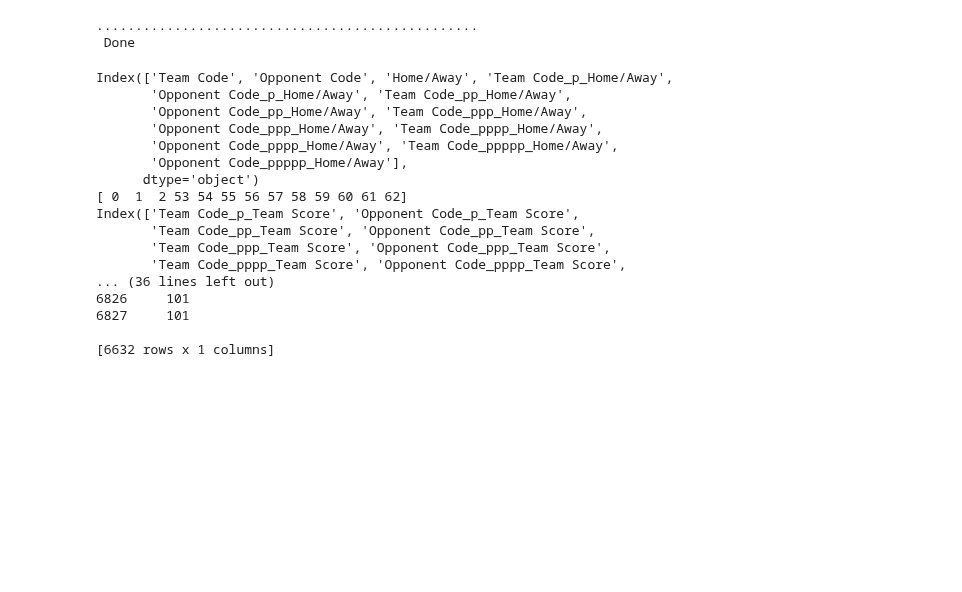
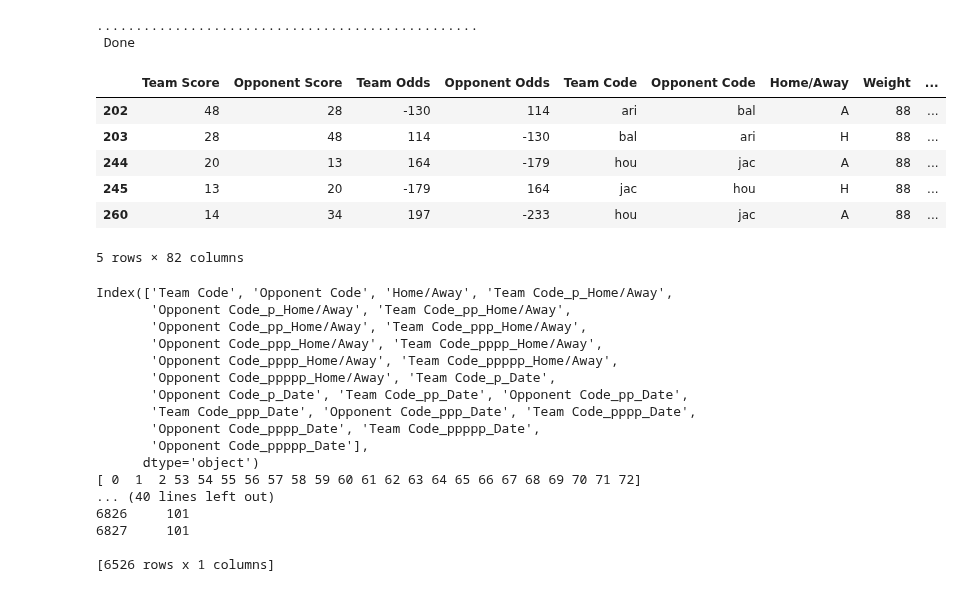
Before and after one commit to Eric-w-H/ORIE4741_Project, a Jupyter notebook: models/last-n-games-scores-only.ipynb, the cells around one changed output. Saved outputs shown, nothing was run; the diff lists cells and outputs as text; code cells hidden in the pictures; blank space fills up the shorter version.

```diff
--- a/models/last-n-games-scores-only.ipynb
+++ b/models/last-n-games-scores-only.ipynb
@@ -117,6 +123,20 @@ weight_cols = [
 y_cols = [
     'Class'
 ]
+date_cols_by_key = [['Date', 'Team Code_p_Date',
+                     'Team Code_pp_Date',
+                     'Team Code_ppp_Date',
+                     'Team Code_pppp_Date',
+                     'Team Code_ppppp_Date',
+                     ],
+                    ['Date', 'Opponent Code_p_Date',
+                     'Opponent Code_pp_Date',
+                     'Opponent Code_ppp_Date',
+                     'Opponent Code_pppp_Date',
+                     'Opponent Code_ppppp_Date',
+                     ]]
+
+filter_col = 'Date'
 
 played_matches = cleaned_matches.dropna(
     axis=0, how='any', subset=x_cols + y_cols + lookup_x_cols).copy()
@@ -156,3 +170,13 @@ last_n_matches, new_columns = form_last_n_games(
+# %%
+last_n_matches, new_columns = form_last_n_games(
+    played_matches, 5, lookup_x_cols, key_x_cols, filter_col)
+
+for date_cols in date_cols_by_key:
+  last_n_matches[date_cols] = last_n_matches[date_cols].drop(last_n_matches.index[last_n_matches[date_cols].diff(axis=1)[
+      date_cols[1]].dt.days == 0]).diff(axis=1)
+  last_n_matches.drop(columns=date_cols[0], inplace=True)
+
+last_n_matches.head()
 # %%
 X = pd.concat([last_n_matches[x_cols], last_n_matches[new_columns]], axis=1)
 y = last_n_matches[y_cols]
@@ -1018,9 +664,23 @@ odds_as_matches.head()
 # %%
 last_n_matches, new_columns = form_last_n_games(
-    odds_as_matches, 5, lookup_x_cols, key_x_cols)
+    odds_as_matches, 5, lookup_x_cols, key_x_cols, filter_col)
 # %% [output]
 .................................................
  Done
+# %%
+for date_cols in date_cols_by_key:
+  last_n_matches[date_cols] = last_n_matches[date_cols].drop(last_n_matches.index[last_n_matches[date_cols].diff(axis=1)[
+      date_cols[1]].dt.days == 0]).diff(axis=1)
+  last_n_matches.drop(columns=date_cols[0], inplace=True)
+last_n_matches.head()
+# %% [output]
+|  | Team Score | Opponent Score | Team Odds | Opponent Odds | Team Code | Opponent Code | Home/Away | Weight | ... |
+| 202 | 48 | 28 | -130 | 114 | ari | bal | A | 88 | ... |
+| 203 | 28 | 48 | 114 | -130 | bal | ari | H | 88 | ... |
+| 244 | 20 | 13 | 164 | -179 | hou | jac | A | 88 | ... |
+| 245 | 13 | 20 | -179 | 164 | jac | hou | H | 88 | ... |
+| 260 | 14 | 34 | 197 | -233 | hou | jac | A | 88 | ... |
+5 rows × 82 columns
 # %%
 X_odds = pd.concat([last_n_matches[x_cols], last_n_matches[new_columns]], axis=1)
 y_odds = last_n_matches[y_cols]
@@ -1029,7 +689,7 @@ odds = last_n_matches.loc[:, ['Team Odds','Opponent Odds']]
 odds['Team Odds'] = pd.to_numeric(odds['Team Odds'])
 odds['Opponent Odds'] = pd.to_numeric(odds['Opponent Odds'])
 
-weights = odds_as_matches[weight_cols].loc[last_n_matches.index, :]
+odds_weights = odds_as_matches[weight_cols].loc[last_n_matches.index, :]
 
 numeric_columns = X_odds.columns[X_odds.columns.str.contains('Score')]
 categorical_columns = X_odds.columns[~X_odds.columns.str.contains('Score')]
@@ -1038,25 +698,25 @@ categorical_columns_indices = np.where(~X_odds.columns.str.contains('Score'))[0]
 print(categorical_columns)
 print(categorical_columns_indices)
 print(numeric_columns)
-print(weights)
+print(odds_weights)
 # %% [output]
 Index(['Team Code', 'Opponent Code', 'Home/Away', 'Team Code_p_Home/Away',
        'Opponent Code_p_Home/Away', 'Team Code_pp_Home/Away',
        'Opponent Code_pp_Home/Away', 'Team Code_ppp_Home/Away',
        'Opponent Code_ppp_Home/Away', 'Team Code_pppp_Home/Away',
        'Opponent Code_pppp_Home/Away', 'Team Code_ppppp_Home/Away',
-       'Opponent Code_ppppp_Home/Away'],
+       'Opponent Code_ppppp_Home/Away', 'Team Code_p_Date',
+       'Opponent Code_p_Date', 'Team Code_pp_Date', 'Opponent Code_pp_Date',
+       'Team Code_ppp_Date', 'Opponent Code_ppp_Date', 'Team Code_pppp_Date',
+       'Opponent Code_pppp_Date', 'Team Code_ppppp_Date',
+       'Opponent Code_ppppp_Date'],
       dtype='object')
-[ 0  1  2 53 54 55 56 57 58 59 60 61 62]
-Index(['Team Code_p_Team Score', 'Opponent Code_p_Team Score',
-       'Team Code_pp_Team Score', 'Opponent Code_pp_Team Score',
-       'Team Code_ppp_Team Score', 'Opponent Code_ppp_Team Score',
-       'Team Code_pppp_Team Score', 'Opponent Code_pppp_Team Score',
-... (36 lines left out)
+[ 0  1  2 53 54 55 56 57 58 59 60 61 62 63 64 65 66 67 68 69 70 71 72]
+... (40 lines left out)
 6826     101
 6827     101
 
-[6632 rows x 1 columns]
+[6526 rows x 1 columns]
 # %%
 def preds_to_confidences(preds):
     return np.array(2*np.max(preds, axis=1)-1) * (2*np.argmax(preds, axis=1) - 1).ravel()
```
Also changed, not shown: parts of 49 cells of this notebook, 2 other files.
